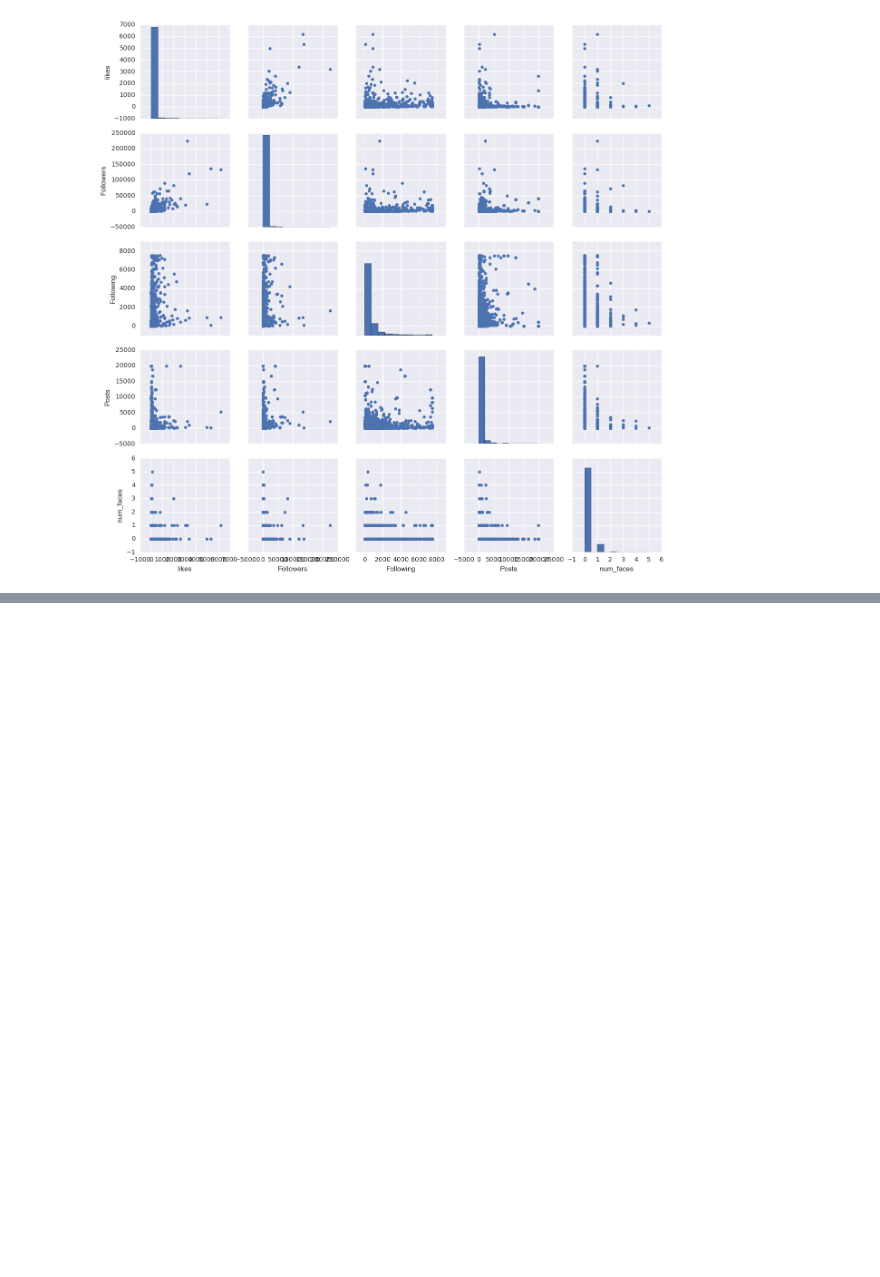
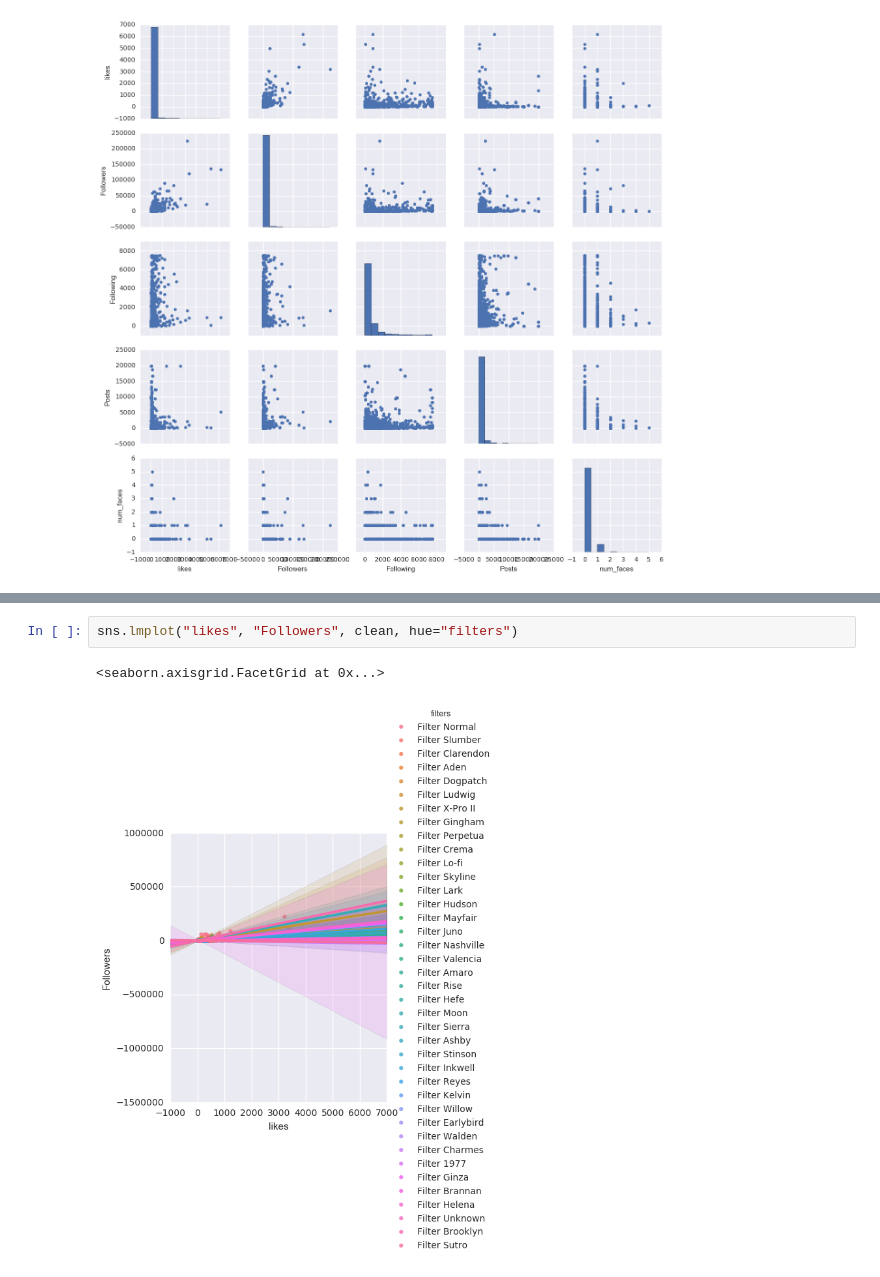
Before and after one commit to thunter009/Instapredict, a Jupyter notebook: EDA.ipynb, the cells around one changed output, grey strips where cells are left out. Cells and saved outputs as stored; diff of their text form; blank space fills up the shorter version.

```diff
--- a/EDA.ipynb
+++ b/EDA.ipynb
@@ -159,0 +165,5 @@ g.map_offdiag(plt.scatter)
+# %%
+sns.lmplot("likes", "Followers", clean, hue="filters")
+# %% [output]
+<seaborn.axisgrid.FacetGrid at 0x...>
+[figure, added]
```
Also changed, not shown: parts of 2 cells of this notebook.
